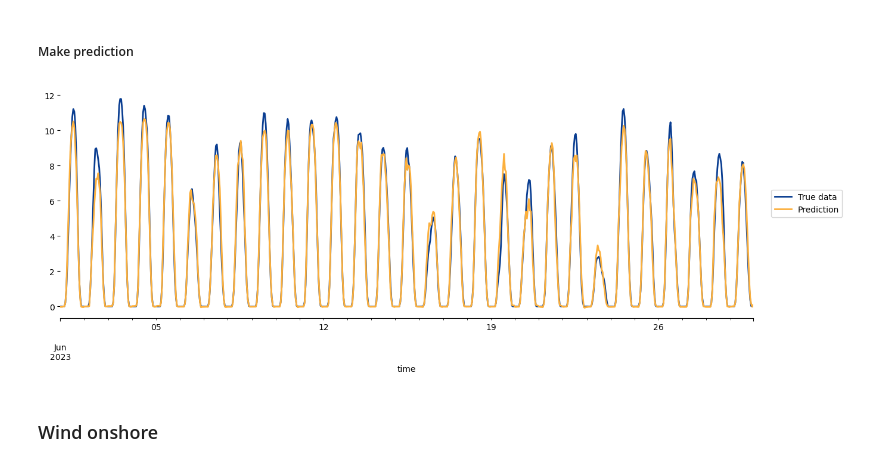
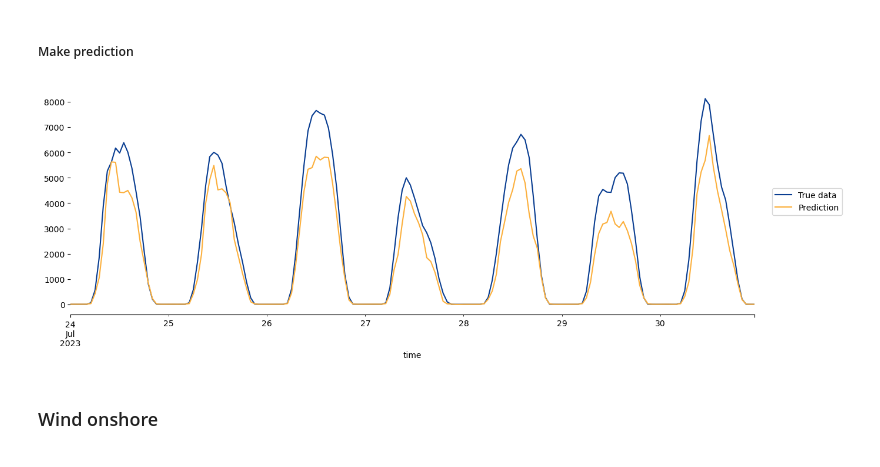
Before and after one commit to PiaSchroeder/REpred, a Jupyter notebook: RE_prediction.ipynb, the cells around one changed output. Saved outputs shown, nothing was run; the diff lists cells and outputs as text; code cells hidden in the pictures.

```diff
--- a/RE_prediction.ipynb
+++ b/RE_prediction.ipynb
@@ -144,7 +143,7 @@ else:
                                         save_path=save_path,
                                         energy_type="solar",
                                         start=start.strftime("%Y-%m-%d"),
-                                        end=(end-timedelta(days=1)).strftime("%Y-%m-%d"),
+                                        end=end.strftime("%Y-%m-%d"),
                                         timezone=timezone)
 # %% [markdown]
 ##### Aggregate data
@@ -161,26 +158,10 @@ solar_test_df.to_parquet(f"{save_path}/solar_data_final_100_clusters_{start_date
 # %%
 # Load model
 model = xgb.XGBRegressor()
-model.load_model(f"{load_path}/models/solar_xgboost_cv_5years_100clusters.json")
+model.load_model(f"{model_path}/solar_xgboost_cv_5years_100clusters.json")
 # %%
 # Add/remove features
 solar_test_df = add_datetime_features(solar_test_df)
 solar_test_df = solar_test_df[list(model.feature_names_in_)]
 # %%
-solar_test_df, rmse, mape = predict_test(solar_test_df, model)
-pred_generation_df["Solar"] = solar_test_df["prediction"]
+solar_test_df, rmse = predict_test(solar_test_df, model, compute_error=False)
-# %%
-if PAST:
-    plot_start = "2023-06-01"
-    plot_end = "2023-06-30"
-
-    gen_type = "Solar"
-
-    true_df = pd.DataFrame()
-    true_df["True data"] = generation_df[gen_type]/1000
-    pred_df = pd.DataFrame()
-    pred_df["Prediction"] = pred_generation_df[gen_type]/1000
-
-    plot_predictions_2(true_df, pred_df, plot_start, plot_end, linestyle="-")
-# %% [output]
-[figure, removed]
@@ -187,3 +170,11 @@ if PAST:
+# %%
+if PAST:
+    gen_type = "Solar"
+    true_df = pd.DataFrame()
+    true_df["generated_electricity"] = generation_df[gen_type]
+    plot_predictions(true_df, solar_test_df)
+# %% [output]
+[figure, added]
 # %% [markdown]
 ### Wind onshore
 # %% [markdown]
```
Also changed, not shown: parts of 23 cells of this notebook, 14 other files.
